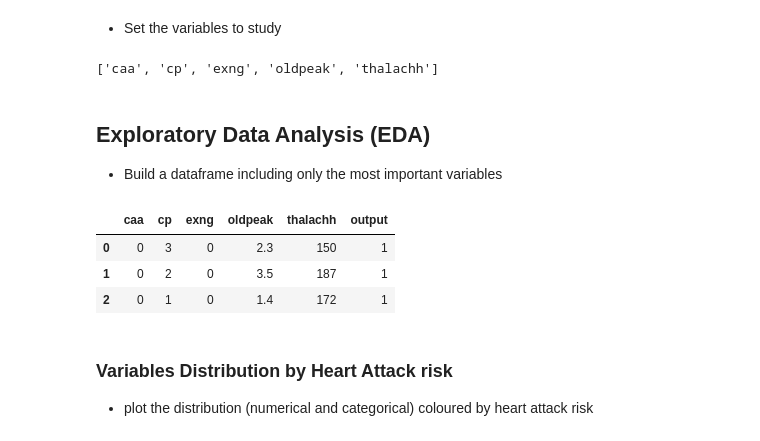
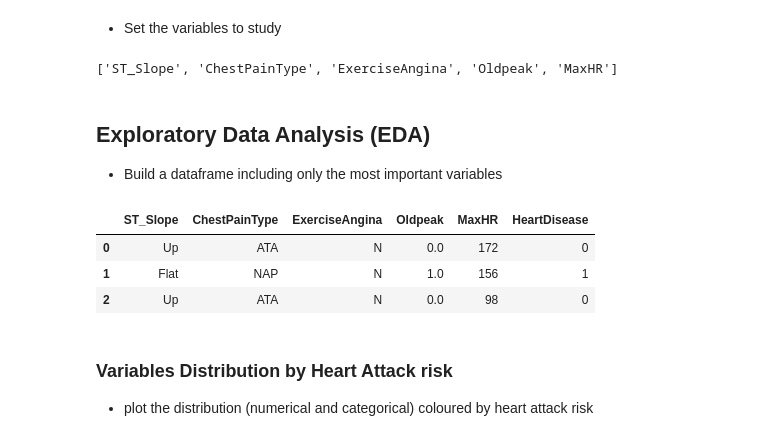
Before and after one commit to AngeloGaeta1990/Heart_attack_risk, a Jupyter notebook: jupyer_notebooks/Data_exploration.ipynb, the cells around one changed output. Cells and saved outputs as stored; diff of their text form; code cells hidden in the pictures.

```diff
--- a/jupyer_notebooks/Data_exploration.ipynb
+++ b/jupyer_notebooks/Data_exploration.ipynb
@@ -147,22 +158,22 @@ set(corr_pearson[:top_n].index.to_list() + corr_spearman[:top_n].index.to_list()
 # %% [markdown]
 - Set the variables to study
-# %%
-vars_to_study = ['caa', 'cp', 'exng', 'oldpeak', 'thalachh']
-vars_to_study
-# %% [output]
-['caa', 'cp', 'exng', 'oldpeak', 'thalachh']
+# %%
+vars_to_study = ['ST_Slope', 'ChestPainType', 'ExerciseAngina', 'Oldpeak', 'MaxHR']
+vars_to_study
+# %% [output]
+['ST_Slope', 'ChestPainType', 'ExerciseAngina', 'Oldpeak', 'MaxHR']
 # %% [markdown]
 ## Exploratory Data Analysis (EDA)
 
 - Build a dataframe including only the most important variables
 # %%
-df_eda = df.filter(vars_to_study + ['output'])
+df_eda = df.filter(vars_to_study + ['HeartDisease'])
 df_eda.head(3)
 # %% [output]
-|  | caa | cp | exng | oldpeak | thalachh | output |
-| 0 | 0 | 3 | 0 | 2.3 | 150 | 1 |
-| 1 | 0 | 2 | 0 | 3.5 | 187 | 1 |
-| 2 | 0 | 1 | 0 | 1.4 | 172 | 1 |
+|  | ST_Slope | ChestPainType | ExerciseAngina | Oldpeak | MaxHR | HeartDisease |
+| 0 | Up | ATA | N | 0.0 | 172 | 0 |
+| 1 | Flat | NAP | N | 1.0 | 156 | 1 |
+| 2 | Up | ATA | N | 0.0 | 98 | 0 |
 # %% [markdown]
 ### Variables Distribution by Heart Attack risk
 
```
Also changed, not shown: parts of 11 cells of this notebook, 4 other files.
